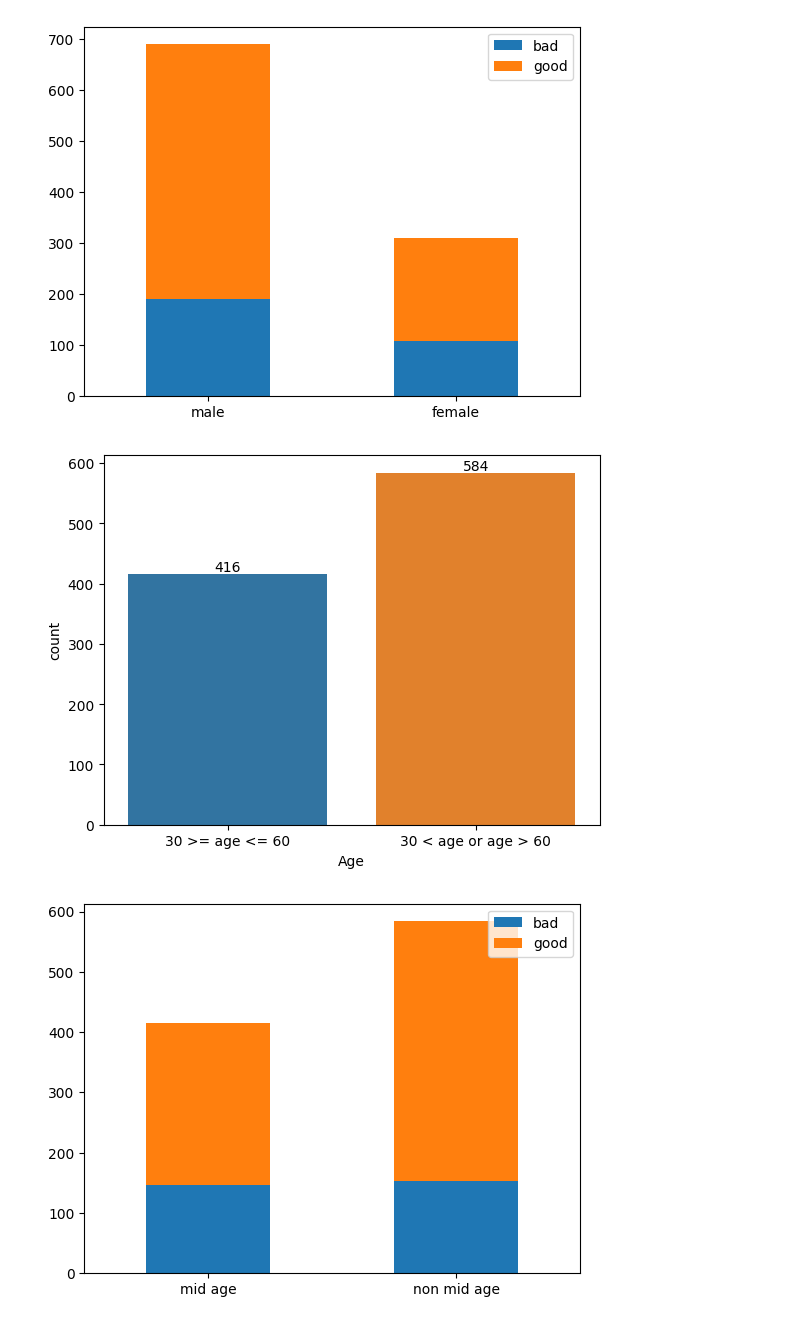
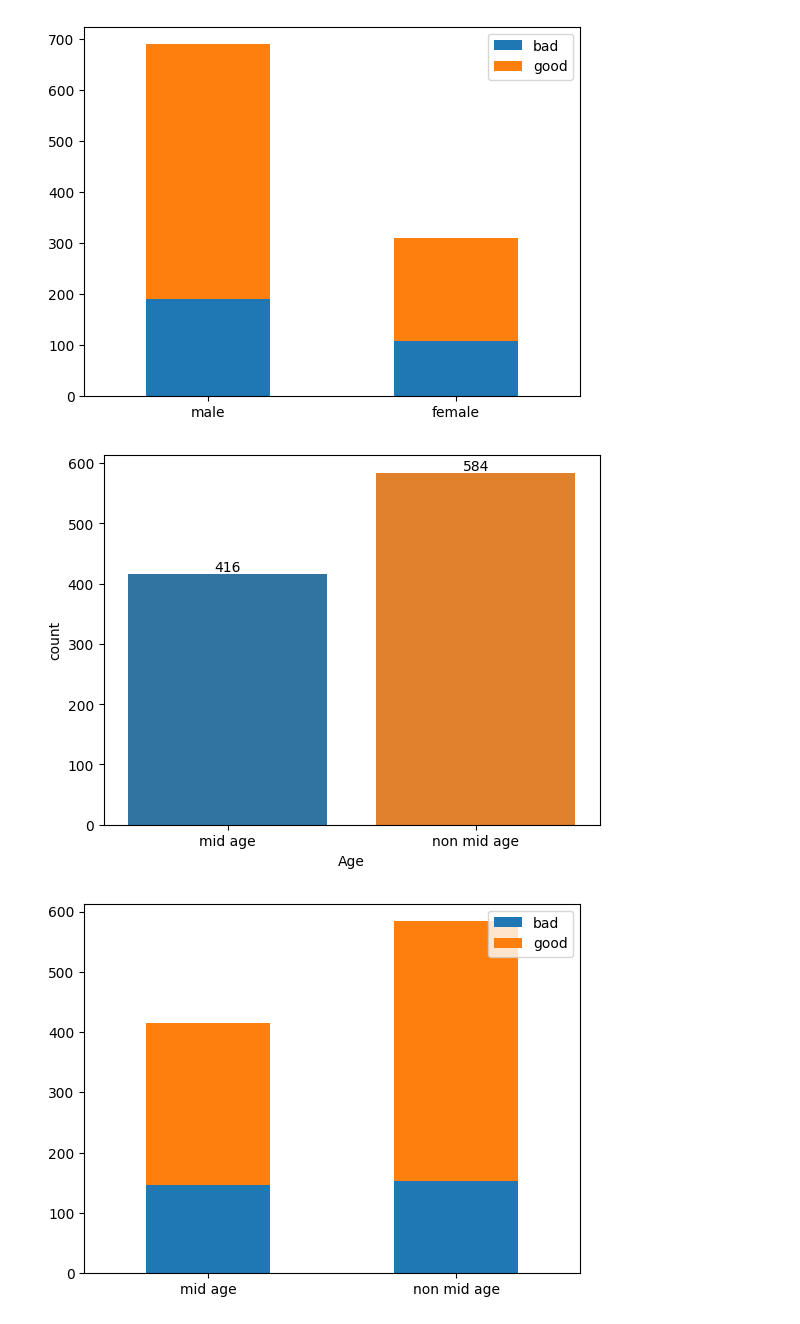
Before and after one commit to limafernando/falsb4mpa, a Jupyter notebook: falsb4mpa/dataset/german/german_viz.ipynb, the cells around one changed output. Cells and saved outputs as stored; diff of their text form; code cells hidden in the pictures.

Commit message:
Add data visualization

```diff
--- a/falsb4mpa/dataset/german/german_viz.ipynb
+++ b/falsb4mpa/dataset/german/german_viz.ipynb
@@ -160,31 +160,31 @@ plt.show()
 [figure]
 # %%
 cols = ['Age', 'count']
-age = ['30 >= age <= 60', '30 < age or age > 60']
+age = ['mid age', 'non mid age']
 res_df = pd.DataFrame(columns=cols, dtype='object')
 
 train_counts = data['Age'].value_counts()
 train_df = pd.DataFrame(
     data=[
         [age[0], train_counts[0]],
         [age[1], train_counts[1]]
     ],
     columns=cols
 )
 
 res_df = pd.concat([train_df])
 
 for i in res_df.index:
     count = res_df.loc[i, 'count']
     y = res_df.loc[i, 'count']
     plt.annotate(count, (i, y), ha="center", va="bottom")
 
 sns.barplot(x='Age',y='count',data=res_df,hue='Age', dodge=False)
 # plt.legend(loc="upper right")
 plt.legend([], frameon=False)
 plt.show()
 # %% [output]
-[figure, old version]
+[figure, new version]
 # %%
 good = data[data['Risk'] == 1]
 non_mid_age_good = len(good[good['Age'] == 0].index)
```
Also changed, not shown: parts of 1 cell of this notebook, 3 other files.
